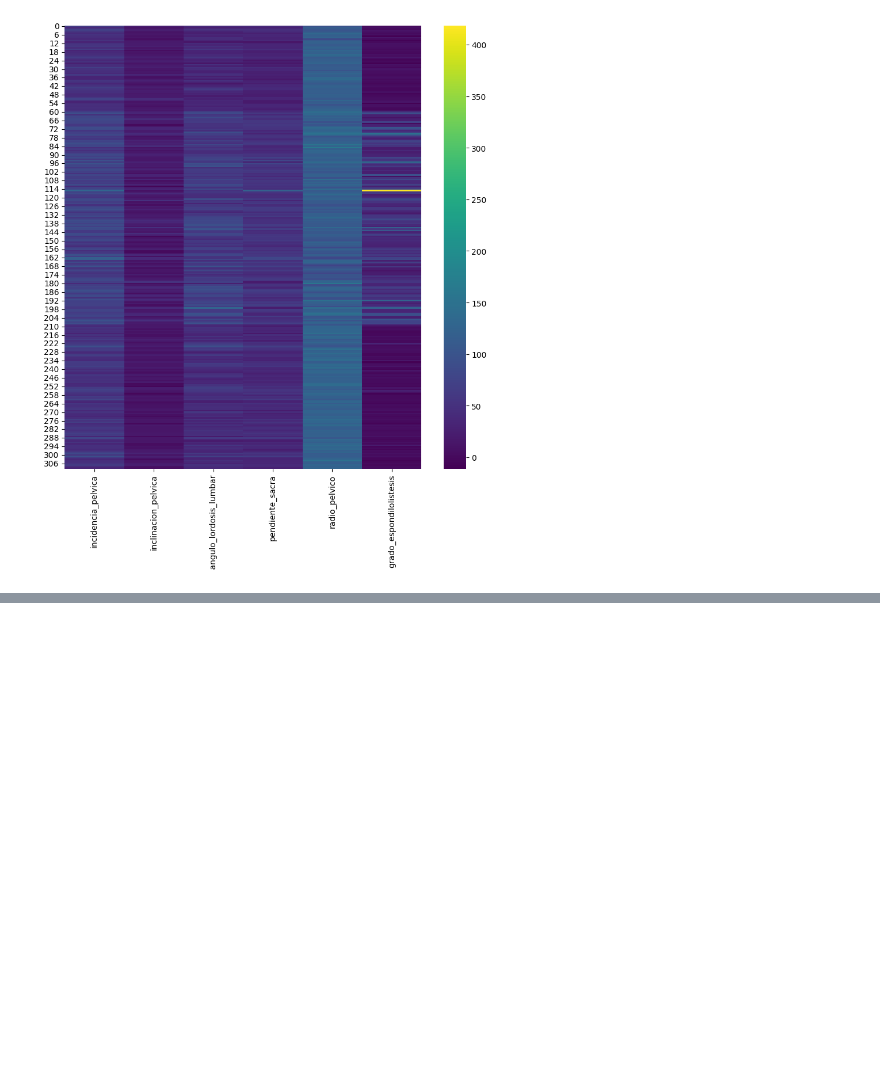
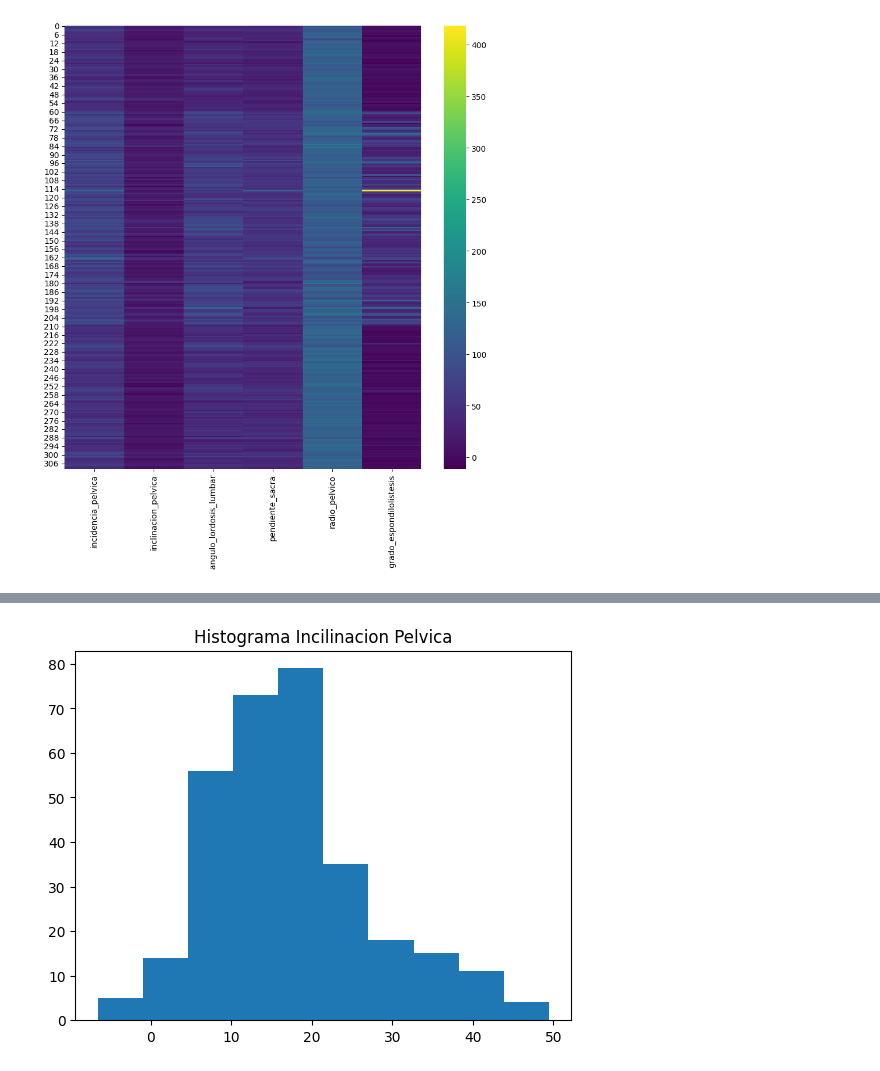
Before and after one commit to notGabo/ET_MachineLearning, a Jupyter notebook: et_ml.ipynb, the cells around one changed output, grey strips where cells are left out. Drawn from its saved outputs; the diff is of its cells as text; code cells hidden in the pictures; blank space fills up the shorter version.

```diff
--- a/et_ml.ipynb
+++ b/et_ml.ipynb
@@ -106,0 +140,6 @@ plt.show()
+# %%
+plt.hist(df['inclinacion_pelvica'])
+plt.title('Histograma Incilinacion Pelvica')
+plt.show()
+# %% [output]
+[figure, added]
```
Also changed, not shown: parts of 21 cells of this notebook.
